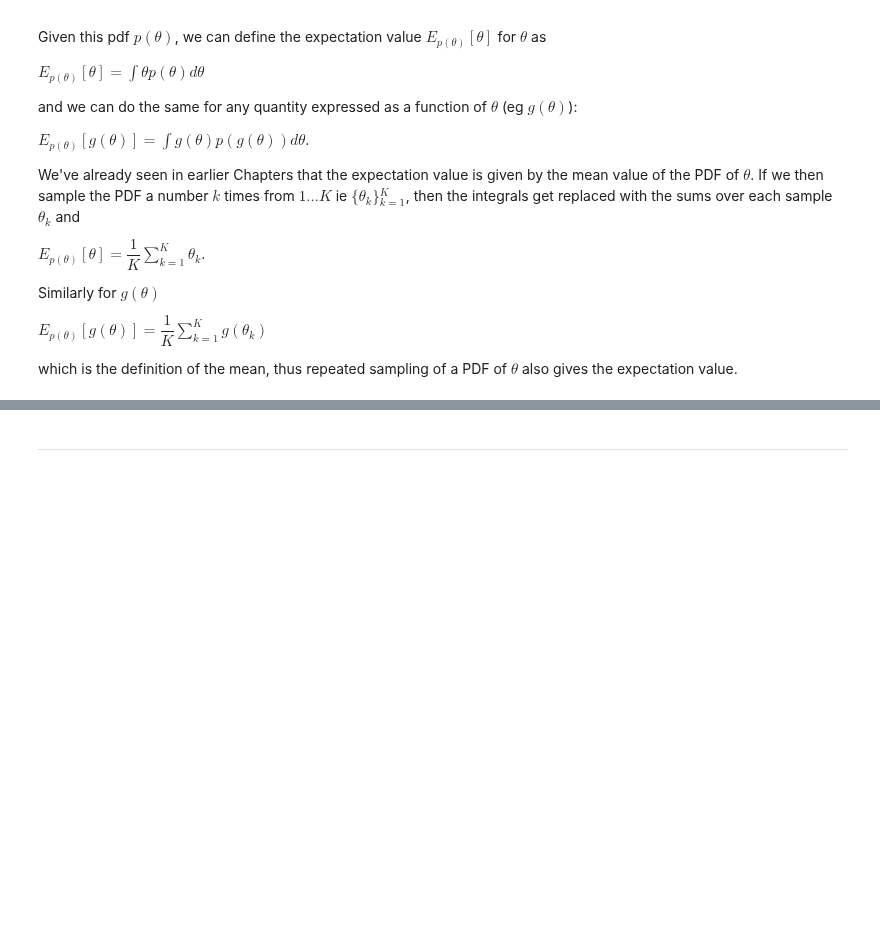
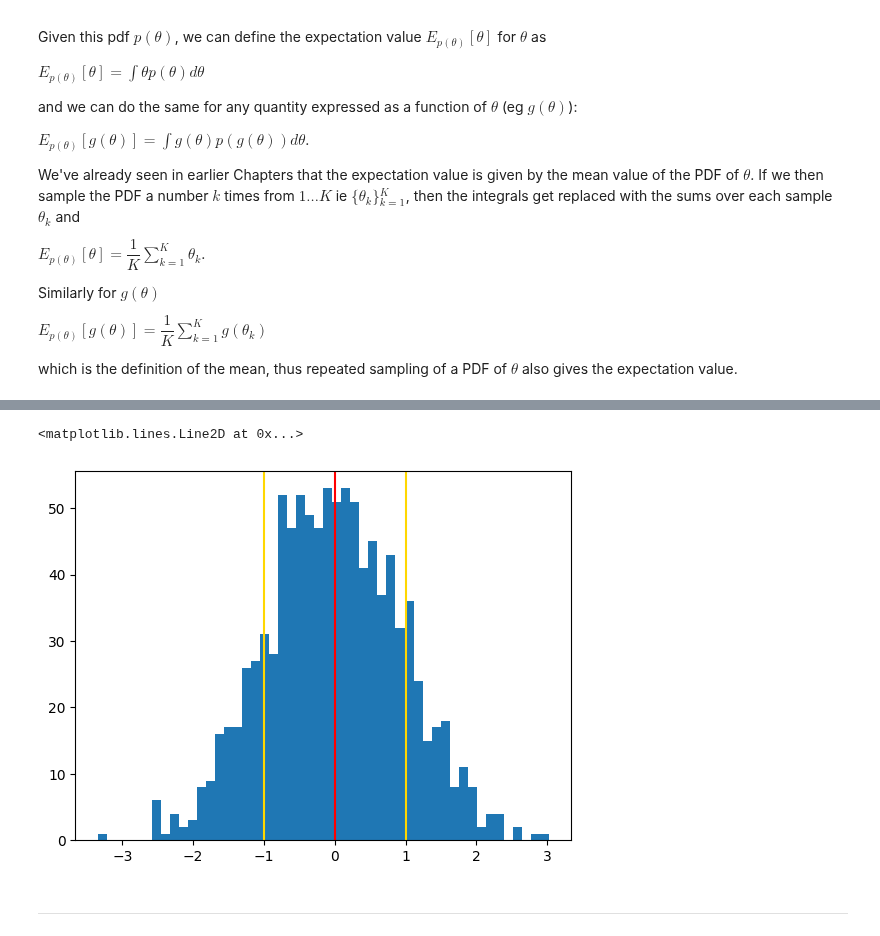
Before and after one commit to Clarke-Henshaw-Miles/extra, a Jupyter notebook: DATA SCIENCE/Chapter7.ipynb, the cells around one changed output, grey strips where cells are left out. Saved outputs shown, nothing was run; the diff lists cells and outputs as text; code cells hidden in the pictures; blank space fills up the shorter version.

```diff
--- a/DATA SCIENCE/Chapter7.ipynb
+++ b/DATA SCIENCE/Chapter7.ipynb
@@ -630,3 +651,11 @@ which is the definition of the mean, thus repeated sampling of a PDF of $\theta$
+# %%
+plt.hist(randomdata,bins=50)
+plt.axvline(0, c = 'red')
+plt.axvline(1, c = 'gold')
+plt.axvline(-1, c = 'gold')
+# %% [output]
+<matplotlib.lines.Line2D at 0x...>
+[figure, added]
 # %% [markdown]
 ***
 # %% [markdown]
```
Also changed, not shown: parts of 13 cells of this notebook.
